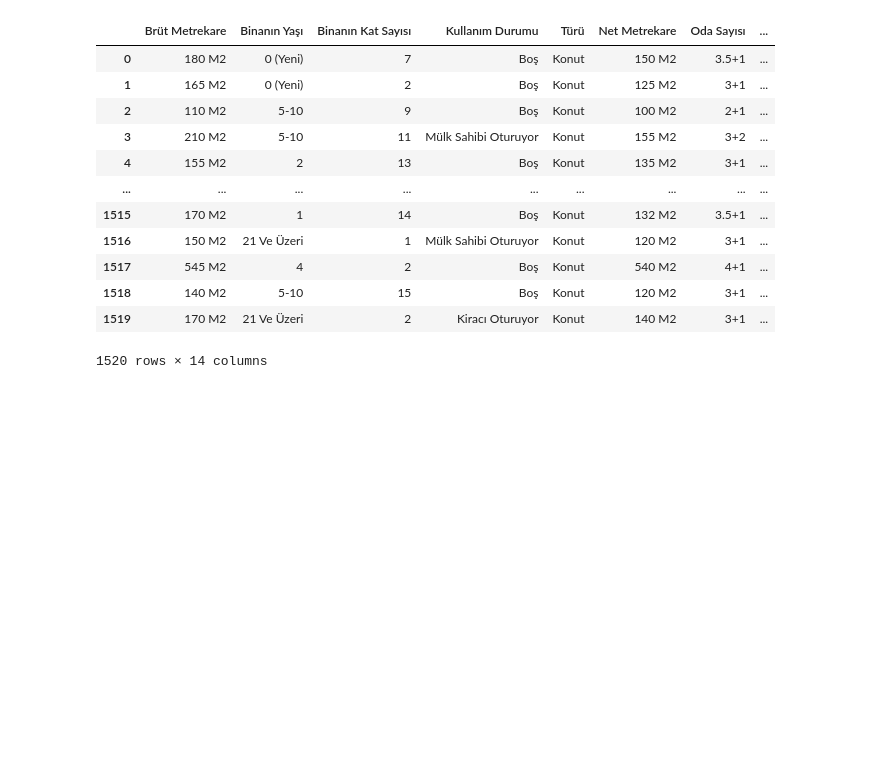
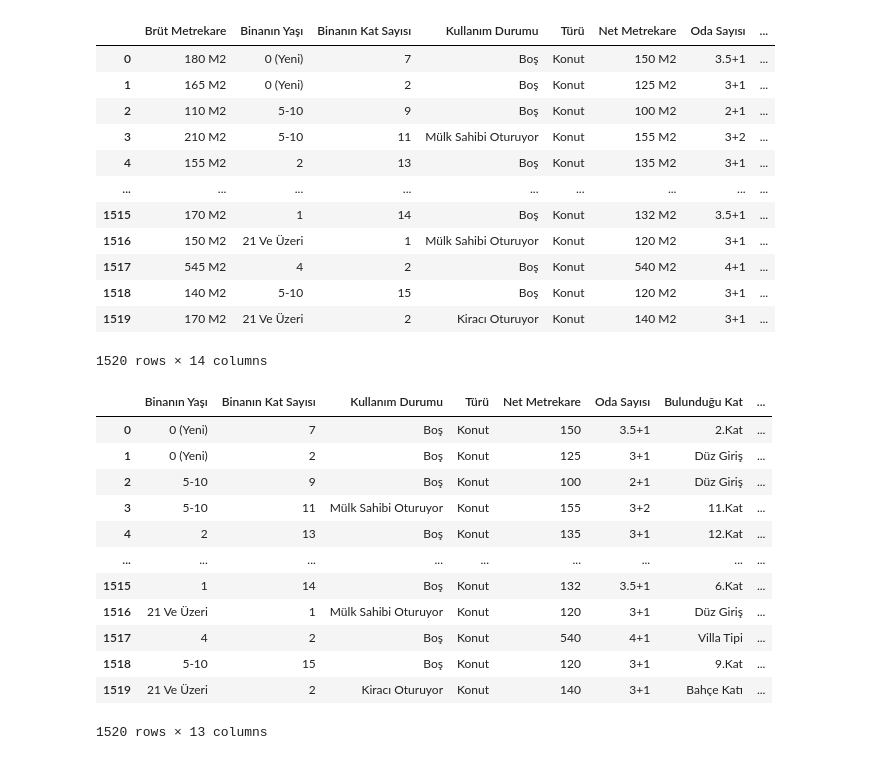
Before and after one commit to yasinsametkaraca/house-price-prediction-app, a Jupyter notebook: data_preprocessing_visualization.ipynb, the cells around one changed output. Cells and saved outputs as stored; diff of their text form; code cells hidden in the pictures; blank space fills up the shorter version.

```diff
--- a/data_preprocessing_visualization.ipynb
+++ b/data_preprocessing_visualization.ipynb
@@ -61,10 +63,24 @@ processed_data
 | 1519 | 170 M2 | 21 Ve Üzeri | 2 | Kiracı Oturuyor | Konut | 140 M2 | 3+1 | ... |
 1520 rows × 14 columns
 # %%
-def remove_m2_and_convert_to_integer(value):
-    return int(value.replace("M2", "").strip())
+processed_data = pd.read_csv('processed_kayseri_houses_data.csv')
 
-processed_data['Net Metrekare'] = processed_data['Net Metrekare'].apply(remove_m2_and_convert_to_integer)
-processed_data['Brüt Metrekare'] = processed_data['Brüt Metrekare'].apply(remove_m2_and_convert_to_integer)
+processed_data['Net Metrekare'] = processed_data['Net Metrekare'].str.replace("M2", "")
+processed_data['Net Metrekare'] = processed_data['Net Metrekare'].str.replace('.', '').astype(int)
+processed_data.drop('Brüt Metrekare', axis=1, inplace=True)
 processed_data.to_csv('processed_kayseri_houses_data.csv', index=False)
 processed_data
+# %% [output]
+|  | Binanın Yaşı | Binanın Kat Sayısı | Kullanım Durumu | Türü | Net Metrekare | Oda Sayısı | Bulunduğu Kat | ... |
+| 0 | 0 (Yeni) | 7 | Boş | Konut | 150 | 3.5+1 | 2.Kat | ... |
+| 1 | 0 (Yeni) | 2 | Boş | Konut | 125 | 3+1 | Düz Giriş | ... |
+| 2 | 5-10 | 9 | Boş | Konut | 100 | 2+1 | Düz Giriş | ... |
+| 3 | 5-10 | 11 | Mülk Sahibi Oturuyor | Konut | 155 | 3+2 | 11.Kat | ... |
+| 4 | 2 | 13 | Boş | Konut | 135 | 3+1 | 12.Kat | ... |
+| ... | ... | ... | ... | ... | ... | ... | ... | ... |
+| 1515 | 1 | 14 | Boş | Konut | 132 | 3.5+1 | 6.Kat | ... |
+| 1516 | 21 Ve Üzeri | 1 | Mülk Sahibi Oturuyor | Konut | 120 | 3+1 | Düz Giriş | ... |
+| 1517 | 4 | 2 | Boş | Konut | 540 | 4+1 | Villa Tipi | ... |
+| 1518 | 5-10 | 15 | Boş | Konut | 120 | 3+1 | 9.Kat | ... |
+| 1519 | 21 Ve Üzeri | 2 | Kiracı Oturuyor | Konut | 140 | 3+1 | Bahçe Katı | ... |
+1520 rows × 13 columns
```
Also changed, not shown: parts of 12 cells of this notebook, 1 other file.
